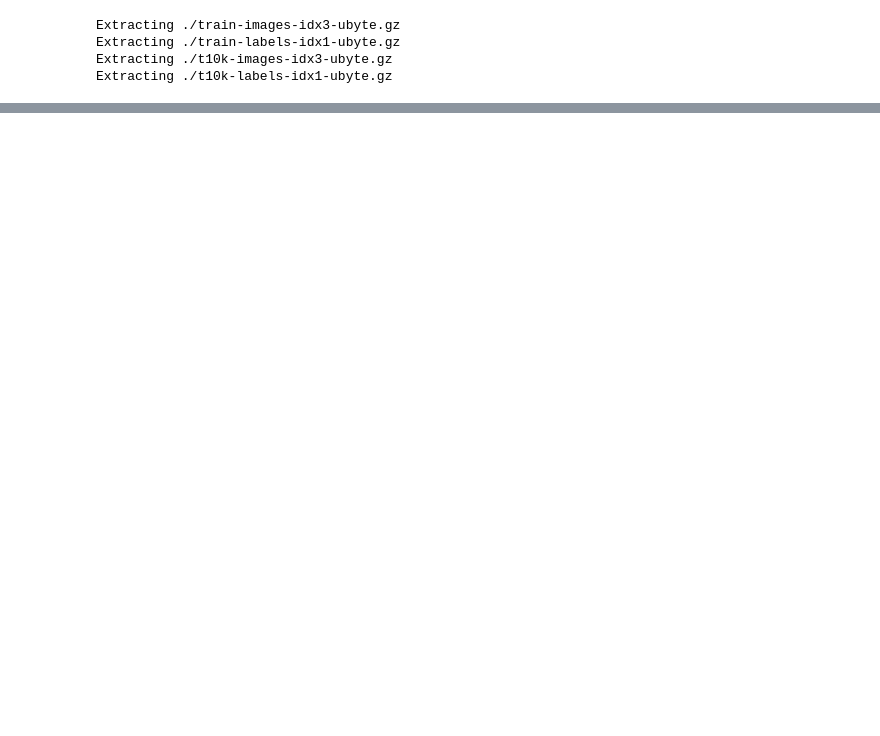
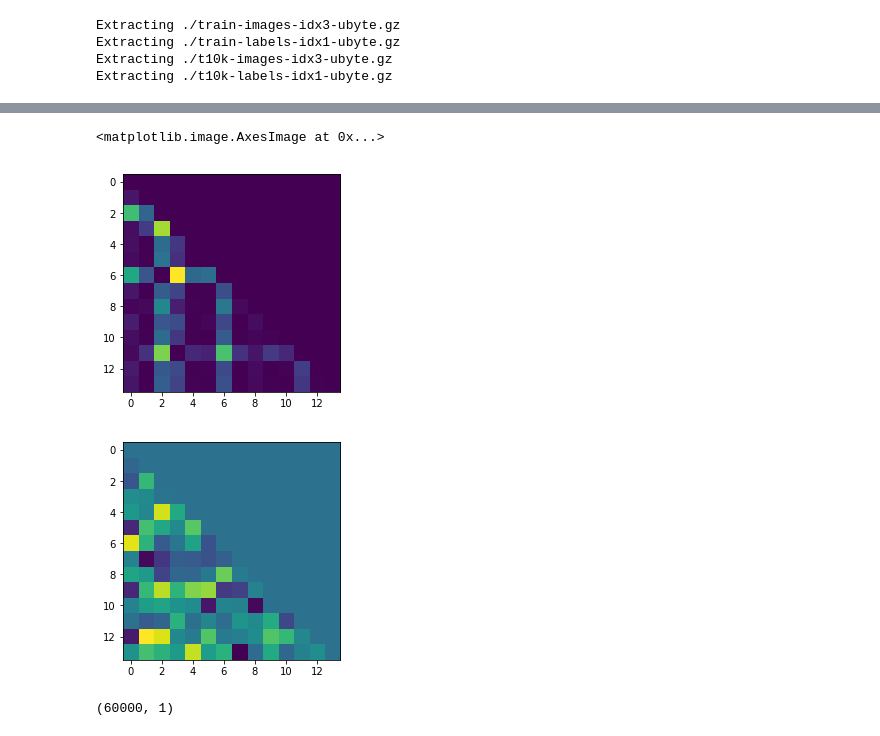
Before and after one commit to BouchardLab/info_measures, a Jupyter notebook: notebooks/dataset_generation.ipynb, the cells around one changed output, grey strips where cells are left out. Drawn from its saved outputs; the diff is of its cells as text; code cells hidden in the pictures; blank space fills up the shorter version.

```diff
--- a/notebooks/dataset_generation.ipynb
+++ b/notebooks/dataset_generation.ipynb
@@ -28,0 +63,8 @@ None
+# %%
+pdfs = []
+for ii in range(14):
+    plt.figure()
+    pdf, _, _ = plt.hist(xp[:, ii], bins=np.linspace(0, 1, 25))
+    pdfs.append(pdf)
+    plt.yscale('log')
+    plt.figure()
@@ -28,0 +85,15 @@ None
+# %%
+im = np.zeros((14, 14))
+im2 = np.zeros((14, 14))
+for ii in range(14):
+    for jj in range(ii):
+        im[ii, jj] = entropy(pdfs[ii], pdfs[jj])
+        im2[ii,jj] = np.dot(xp[:,ii,0]-xp[:,ii,0].mean(), xp[:,jj]-xp[:,jj].mean())
+# %%
+plt.imshow(im/entropy(pdfs[0]))
+plt.figure()
+plt.imshow(im2)
+# %% [output]
+<matplotlib.image.AxesImage at 0x...>
+[figure, added]
+[figure, added]
@@ -28,0 +106,4 @@ None
+# %%
+np.linalg.norm(xp, axis=1, keepdims=True).shape
+# %% [output]
+(60000, 1)
```
Also changed, not shown: parts of 19 cells of this notebook, 1 other file.
